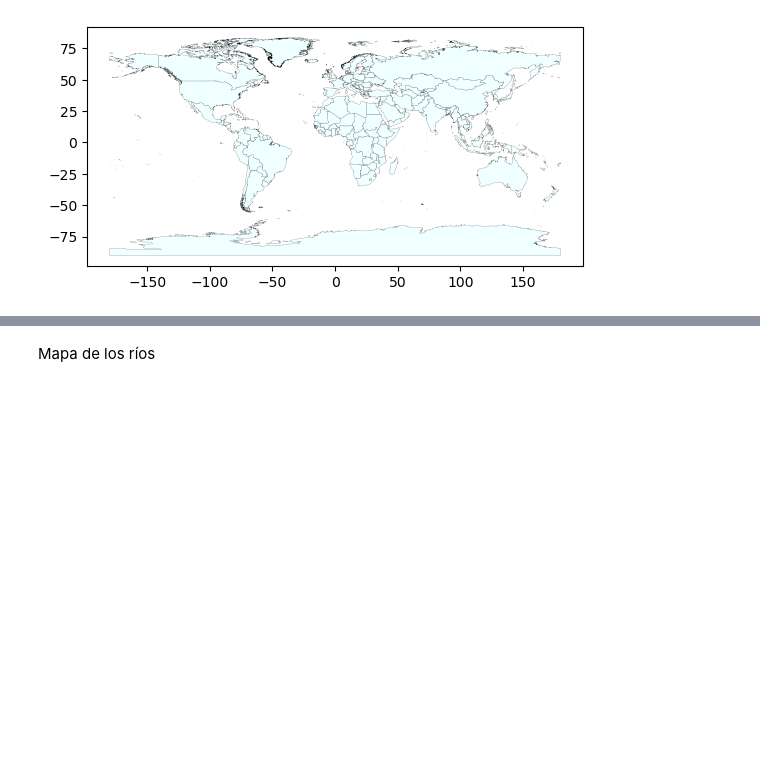
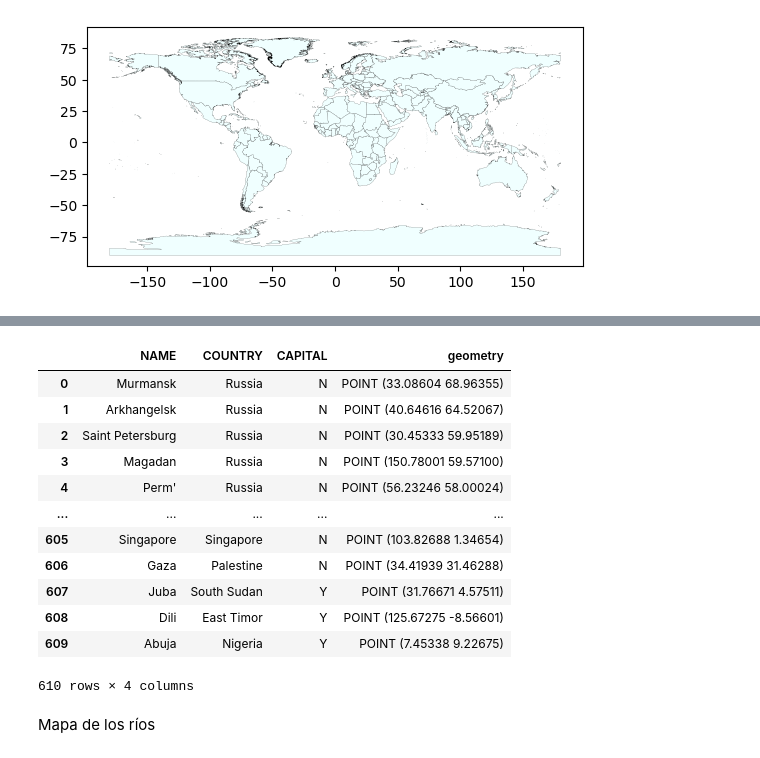
Before and after one commit to krlos20203563/ASIE_2024-1, a Jupyter notebook: Tarea_2.ipynb, the cells around one changed output, grey strips where cells are left out. Cells and saved outputs as stored; diff of their text form; code cells hidden in the pictures; blank space fills up the shorter version.

```diff
--- a/Tarea_2.ipynb
+++ b/Tarea_2.ipynb
@@ -15,3 +31,19 @@ cities=gpd.read_file(os.path.join("data_TA2","maps","World_Cities","World_Cities
+# %%
+cities
+# %% [output]
+|  | NAME | COUNTRY | CAPITAL | geometry |
+| 0 | Murmansk | Russia | N | POINT (33.08604 68.96355) |
+| 1 | Arkhangelsk | Russia | N | POINT (40.64616 64.52067) |
+| 2 | Saint Petersburg | Russia | N | POINT (30.45333 59.95189) |
+| 3 | Magadan | Russia | N | POINT (150.78001 59.57100) |
+| 4 | Perm' | Russia | N | POINT (56.23246 58.00024) |
+| ... | ... | ... | ... | ... |
+| 605 | Singapore | Singapore | N | POINT (103.82688 1.34654) |
+| 606 | Gaza | Palestine | N | POINT (34.41939 31.46288) |
+| 607 | Juba | South Sudan | Y | POINT (31.76671 4.57511) |
+| 608 | Dili | East Timor | Y | POINT (125.67275 -8.56601) |
+| 609 | Abuja | Nigeria | Y | POINT (7.45338 9.22675) |
+610 rows × 4 columns
 # %% [markdown]
 Mapa de los ríos
 # %%
```
Also changed, not shown: parts of 2 cells of this notebook, 2 other files.
